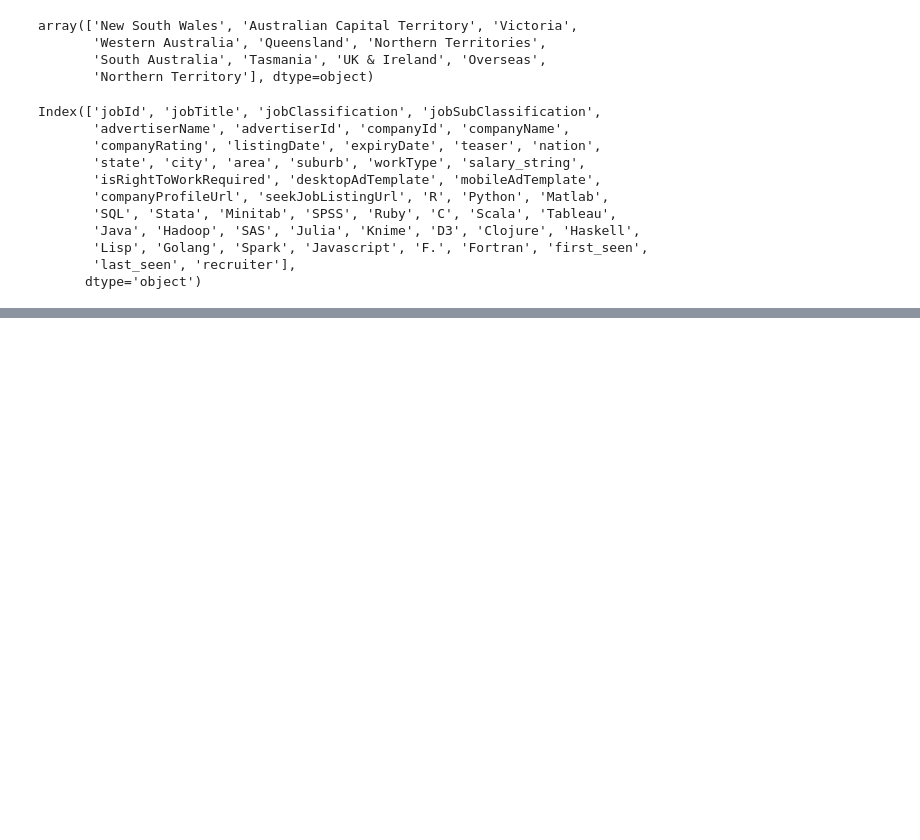
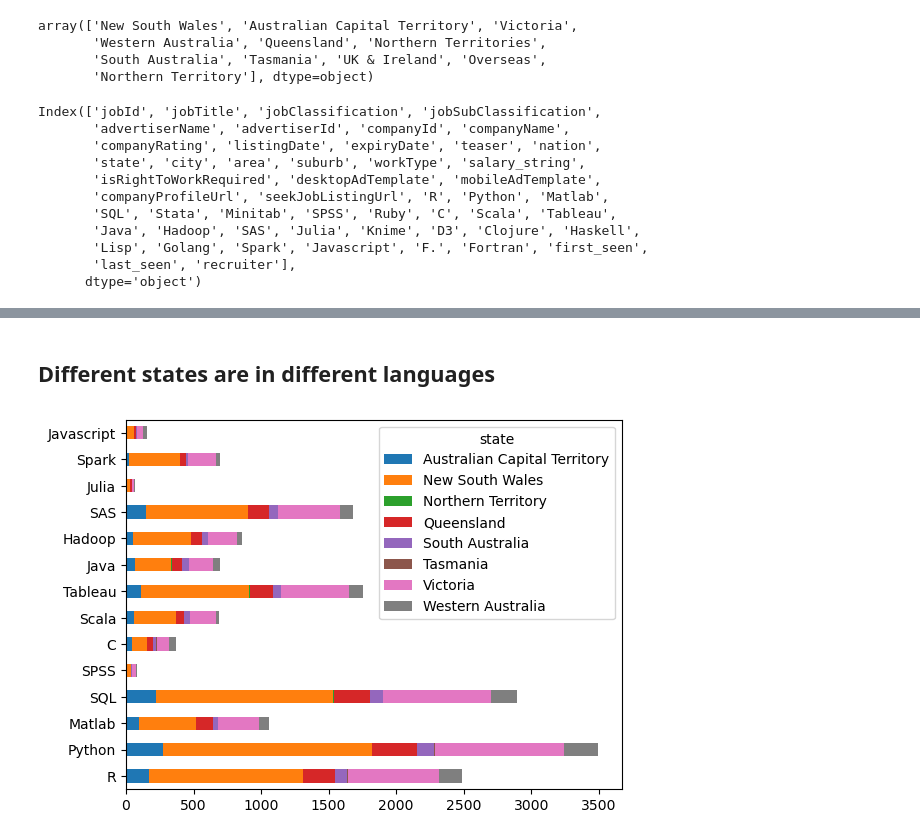
Before and after one commit to wongwara/Aus_jobseeker, a Jupyter notebook: AT2_visualisation.ipynb, the cells around one changed output, grey strips where cells are left out. Drawn from its saved outputs; the diff is of its cells as text; code cells hidden in the pictures; blank space fills up the shorter version.

```diff
--- a/AT2_visualisation.ipynb
+++ b/AT2_visualisation.ipynb
@@ -119,0 +190,16 @@ for year in years:
+# %% [markdown]
+## Different states are in different languages
+# %%
+df_lang = df.iloc[:, 24:49]
+sum_languages = df_lang.sum()
+sum_languages = sum_languages.sort_values()
+df_lang_cleaned = df_lang.loc[:, sum_languages >= 50]
+
+grouped = df_lang_cleaned.groupby(df['state']).sum()
+
+grouped = grouped.drop(['Overseas', 'UK & Ireland'], axis = 0)
+
+grouped.T.plot.barh(stacked=True)
+plt.show()
+# %% [output]
+[figure, added]
```
Also changed, not shown: parts of 15 cells of this notebook.
